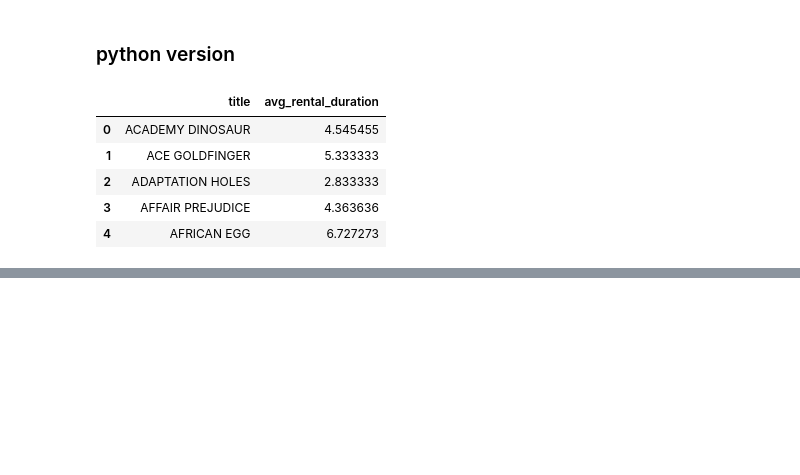
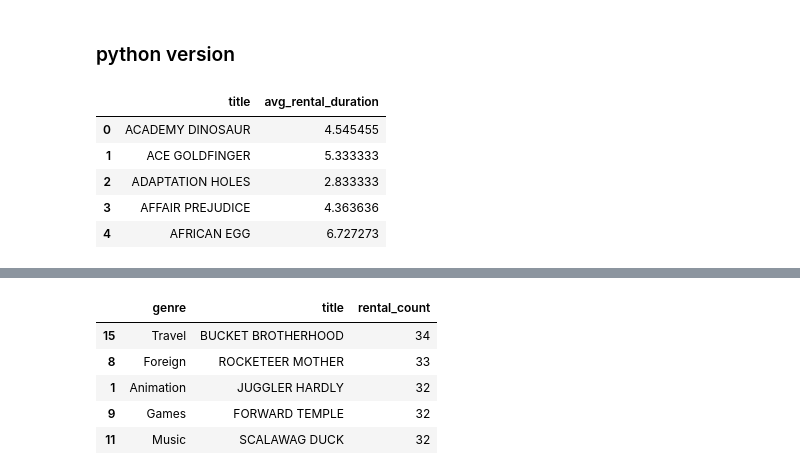
Before and after one commit to cenkerarin/lotus-practice, a Jupyter notebook: practice.ipynb, the cells around one changed output, grey strips where cells are left out. Cells and saved outputs as stored; diff of their text form; code cells hidden in the pictures; blank space fills up the shorter version.

```diff
--- a/practice.ipynb
+++ b/practice.ipynb
@@ -1180,0 +1208,36 @@ df.head()
+# %%
+rental_df = pd.read_sql_query("SELECT * FROM rental", conn)
+payment_df = pd.read_sql_query("SELECT * FROM payment", conn)
+film_df = pd.read_sql_query("SELECT * FROM film", conn)
+category_df = pd.read_sql_query("SELECT * FROM category", conn)
+film_category_df = pd.read_sql_query("SELECT * FROM film_category", conn)
+inventory_df = pd.read_sql_query("SELECT * FROM inventory", conn)
+customer_df = pd.read_sql_query("SELECT * FROM customer", conn)
+
+dropping_list = (film_df, category_df, film_category_df, inventory_df, rental_df, payment_df, customer_df)
+
+for df in dropping_list:
+    if 'last_update' in df.columns:
+        df.drop('last_update', axis=1, inplace=True)
+# %%
+fc = film_category_df.merge(category_df, on='category_id', how='inner')
+fci = fc.merge(film_df, on='film_id', how='inner')
+fcii = fci.merge(inventory_df, on='film_id', how='inner')
+fciir = fcii.merge(rental_df, on='inventory_id', how='inner')
+
+df = fciir.groupby(['name', 'title']).agg({
+    'rental_id': 'count'
+}).reset_index()
+
+df.rename(columns={'name': 'genre', 'rental_id': 'rental_count'}, inplace=True)
+
+idx = df.groupby('genre')['rental_count'].idxmax()
+df = df.loc[idx].reset_index(drop=True)
+df.sort_values('rental_count', ascending=False).head()
+# %% [output]
+|  | genre | title | rental_count |
+| 15 | Travel | BUCKET BROTHERHOOD | 34 |
+| 8 | Foreign | ROCKETEER MOTHER | 33 |
+| 1 | Animation | JUGGLER HARDLY | 32 |
+| 9 | Games | FORWARD TEMPLE | 32 |
+| 11 | Music | SCALAWAG DUCK | 32 |
```
Also changed, not shown: parts of 32 cells of this notebook.
